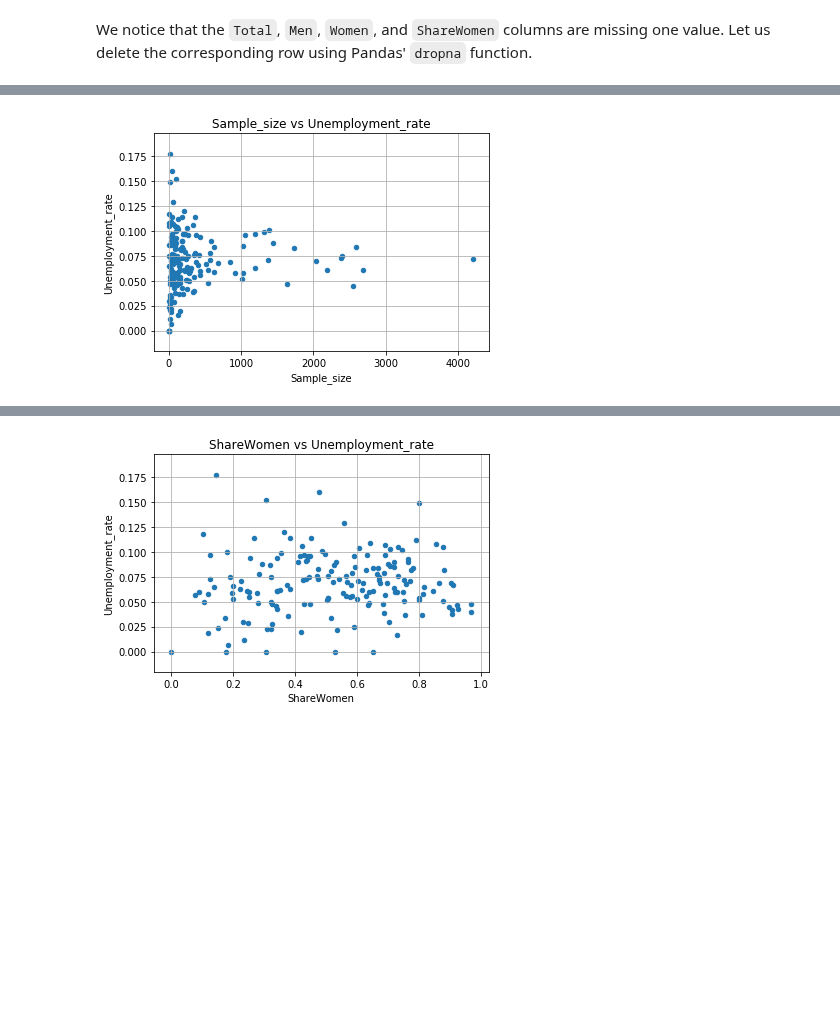
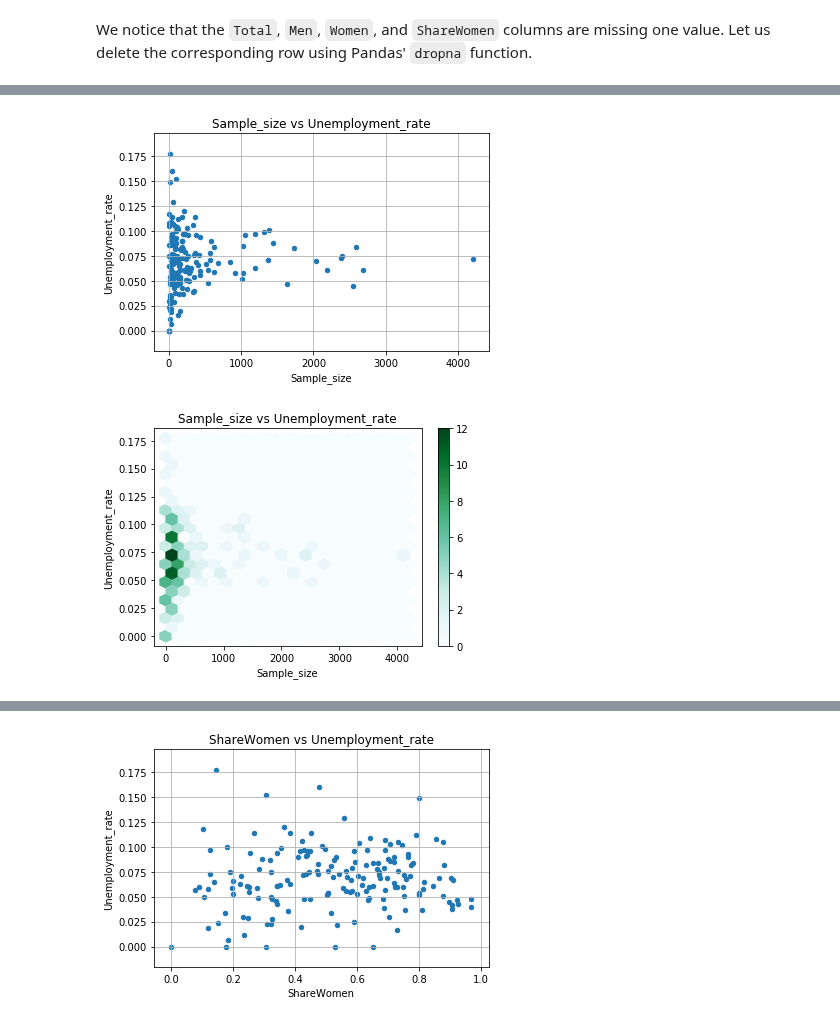
Before and after one commit to FlorentCLMichel/learning_data_science, a Jupyter notebook: Projects_Jupyter/Earnings_college_major.ipynb, the cells around one changed output, grey strips where cells are left out. Cells and saved outputs as stored; diff of their text form; code cells hidden in the pictures; blank space fills up the shorter version.

```diff
--- a/Projects_Jupyter/Earnings_college_major.ipynb
+++ b/Projects_Jupyter/Earnings_college_major.ipynb
@@ -109,6 +128,8 @@ scatter_plot('Sample_size', 'Median')
 # %%
 scatter_plot('Sample_size', 'Unemployment_rate')
+hex_plot('Sample_size', 'Unemployment_rate')
 # %% [output]
 [figure]
+[figure, added]
 # %%
 scatter_plot('Full_time', 'Median')
```
Also changed, not shown: parts of 22 cells of this notebook.
